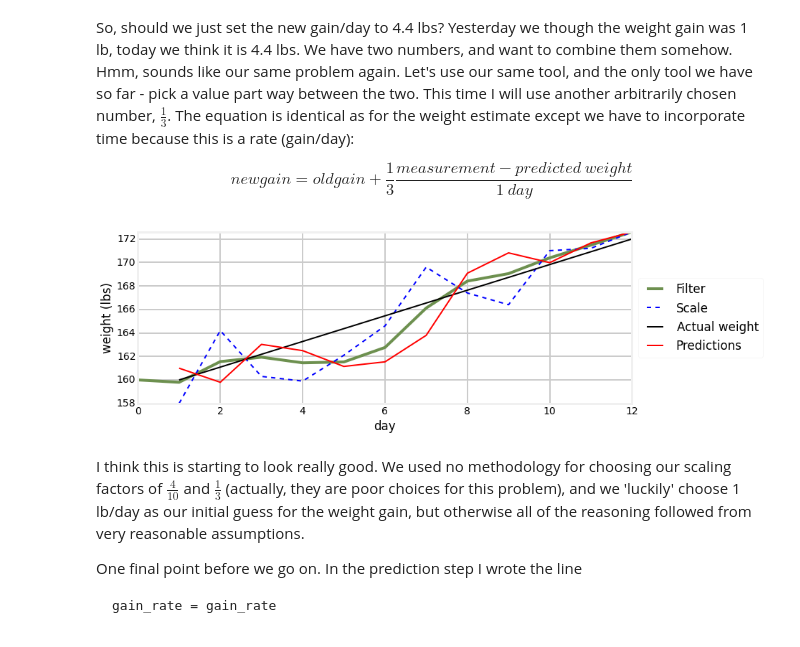
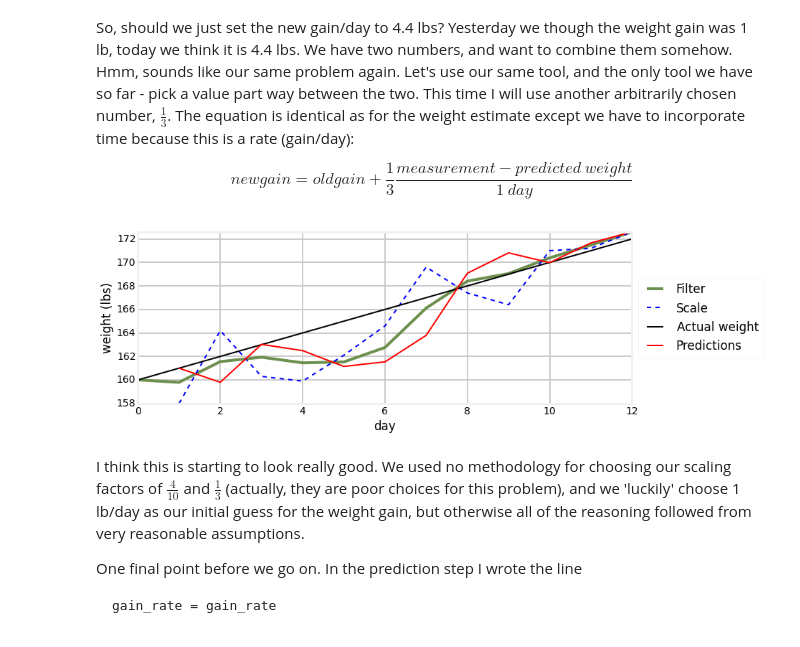
Before and after one commit to rlabbe/Kalman-and-Bayesian-Filters-in-Python, a Jupyter notebook: 01_g-h_filter.ipynb, the cells around one changed output. Cells and saved outputs as stored; diff of their text form; code cells hidden in the pictures.

```diff
--- a/01_g-h_filter.ipynb
+++ b/01_g-h_filter.ipynb
@@ -282,35 +282,35 @@ gain_scale = 1/3
 estimates = [weight]
 predictions = []
 
 for z in weights:
     # prediction step
     weight = weight + gain_rate*time_step
     gain_rate = gain_rate
     predictions.append(weight)
 
     # update step
     residual = z - weight
 
     gain_rate = gain_rate + gain_scale   * (residual/time_step)
     weight    = weight    + weight_scale * residual
 
     estimates.append(weight)
 
 # plot results
 n = len(weights)
 plt.xlim([1, n])
 
 days = np.linspace(1, n, n)
 book_plots.plot_filter(estimates)
 book_plots.plot_measurements(days, weights, c='b', label='Scale')
-book_plots.plot_track([1, n], [160, 160+n], c='k', label='Actual weight')
+book_plots.plot_track([0, n], [160, 160+n], c='k', label='Actual weight')
 book_plots.plot_track(range(1, n+1), predictions, c='r', label='Predictions')
 book_plots.show_legend()
 plt.xlabel('day')
 plt.ylabel('weight (lbs)')
 plt.show()
 # %% [output]
-[figure, old version]
+[figure, new version]
 # %% [markdown]
 I think this is starting to look really good. We used no methodology for choosing our scaling factors of $\frac{4}{10}$ and $\frac{1}{3}$ (actually, they are poor choices for this problem), and we 'luckily' choose 1 lb/day as our initial guess for the weight gain, but otherwise all of the reasoning followed from very reasonable assumptions.
 
```
Also changed, not shown: parts of 5 cells of this notebook.
